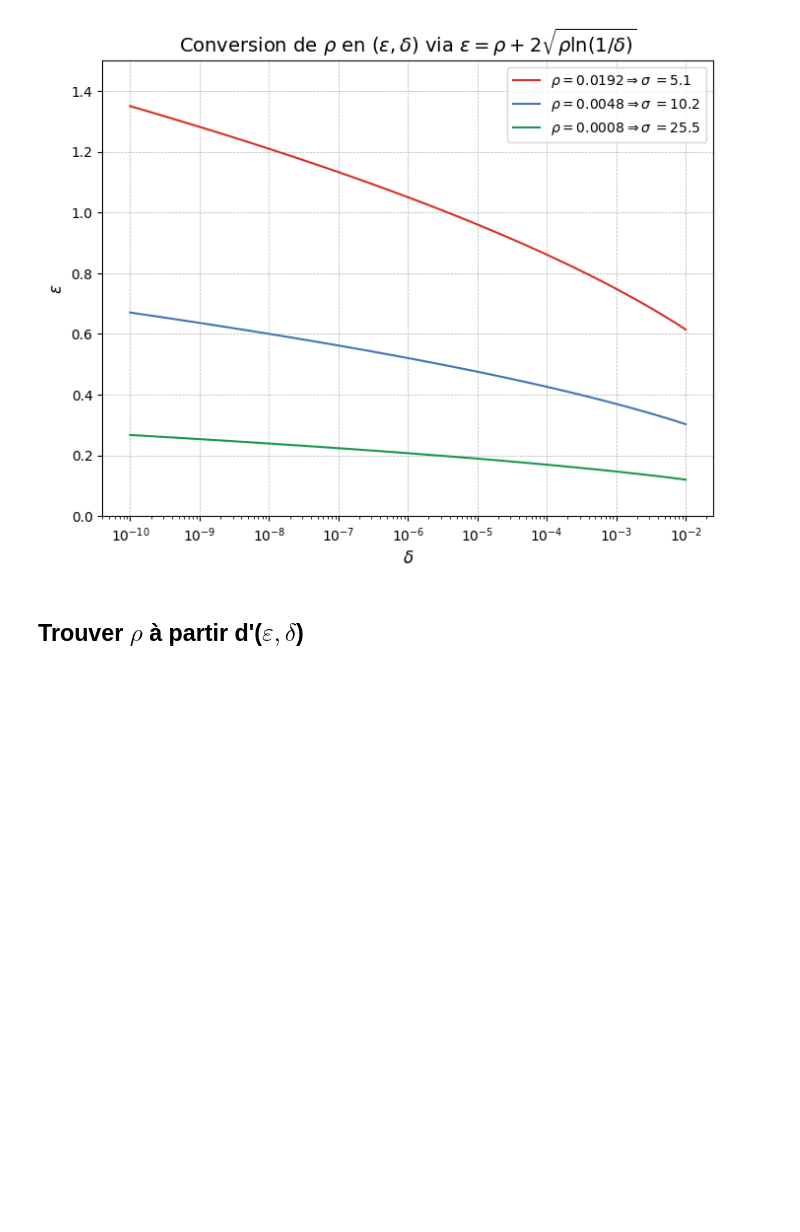
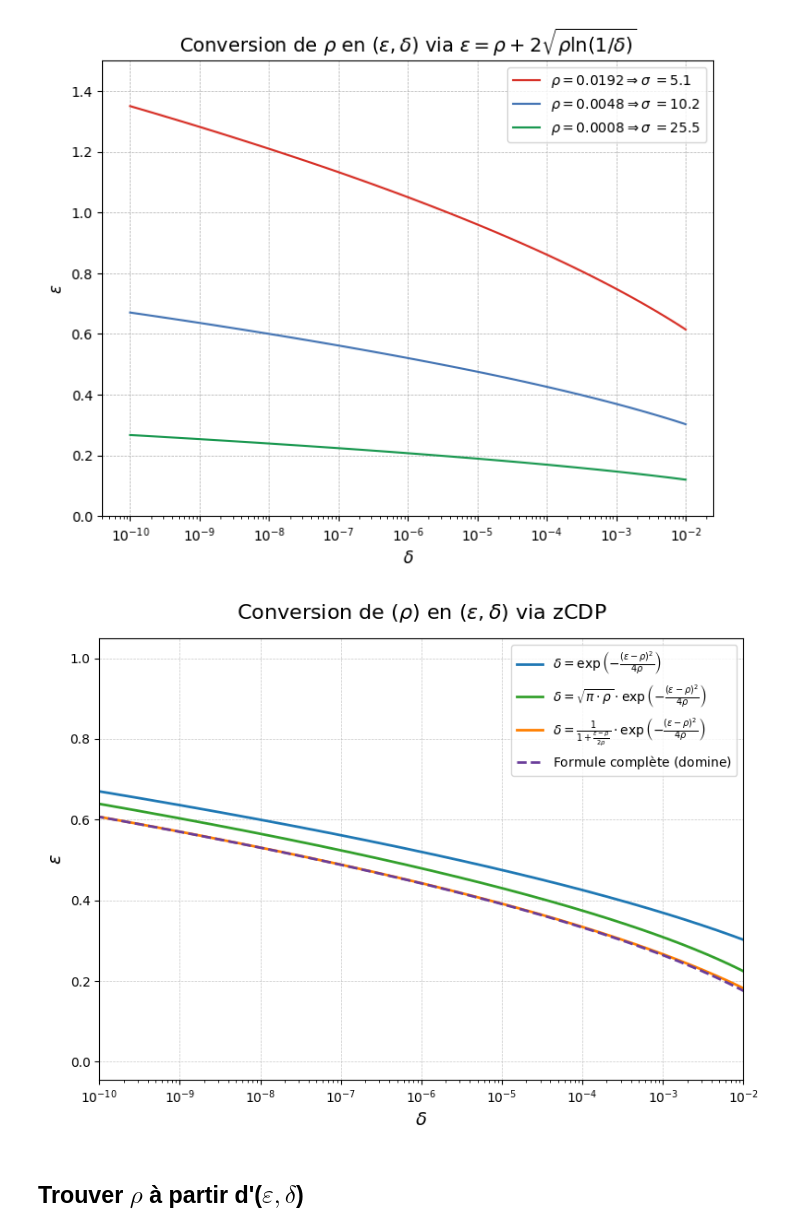
Before and after one commit to InseeFrLab/diff-privacy, a Jupyter notebook: comprendre_dp.ipynb, the cells around one changed output. Saved outputs shown, nothing was run; the diff lists cells and outputs as text; code cells hidden in the pictures; blank space fills up the shorter version.

```diff
--- a/comprendre_dp.ipynb
+++ b/comprendre_dp.ipynb
@@ -356,6 +356,58 @@ plt.grid(True, linestyle='--', linewidth=0.5)
 plt.show()
 # %% [output]
 [figure]
+# %%
+import numpy as np
+import matplotlib.pyplot as plt
+
+# Paramètre de bruit
+sigma = 10.2
+rho = 1 / (2 * sigma**2)
+
+# Domaine de ε
+eps_min = rho
+eps = np.linspace(eps_min + 1e-6, 1, 400)
+
+# Calculs
+delta_classique = np.exp(-((eps - rho)**2) / (4 * rho))
+
+delta_pi = delta_classique * np.sqrt(np.pi * rho)
+delta_frac = delta_classique / (1 + (eps - rho) / (2 * rho))
+delta_complexe = delta_classique * (
+    2 / (1 + (eps - rho) / (2 * rho) + np.sqrt((1 + (eps - rho) / (2 * rho))**2 + 4 / (np.pi * rho)))
+)
+
+# Palette harmonieuse
+colors = {
+    "classique": "#1f78b4",   # bleu
+    "pi_rho": "#33a02c",      # vert
+    "fraction": "#ff7f00",    # orange
+    "complexe": "#6a3d9a"     # violet
+}
+
+# Création du graphique
+plt.figure(figsize=(8, 6))
+
+plt.plot(delta_classique, eps, label=r"$\delta = \exp\left(-\frac{(\varepsilon - \rho)^2}{4\rho}\right)$", color=colors["classique"], lw=2)
+plt.plot(delta_pi, eps, label=r"$\delta = \sqrt{\pi \cdot \rho} \cdot \exp\left(-\frac{(\varepsilon - \rho)^2}{4\rho}\right)$", color=colors["pi_rho"], lw=2)
+plt.plot(delta_frac, eps, label=r"$\delta = \frac{1}{1 + \frac{\varepsilon - \rho}{2\rho}} \cdot \exp\left(-\frac{(\varepsilon - \rho)^2}{4\rho}\right)$", color=colors["fraction"], lw=2)
+plt.plot(delta_complexe, eps, label=r"$\text{Formule complète (domine)}$", color=colors["complexe"], linestyle='--', linewidth=2)
+
+# Mise en forme
+plt.xscale("log")
+plt.xlabel(r'$\delta$', fontsize=14)
+plt.xlim(1e-10, 1e-2)
+plt.ylabel(r'$\varepsilon$', fontsize=14)
+plt.title(r'Conversion de $(\rho)$ en $(\varepsilon, \delta)$ via zCDP', fontsize=16, pad=15)
+
+plt.legend(fontsize=10)
+plt.grid(True, linestyle='--', linewidth=0.5, alpha=0.7)
+plt.tight_layout()
+
+# Affichage
+plt.show()
+# %% [output]
+[figure, added]
 # %% [markdown]
 ## Trouver $\rho$ à partir d'($\varepsilon, \delta$)
 # %%
```
Also changed, not shown: parts of 2 cells of this notebook.
